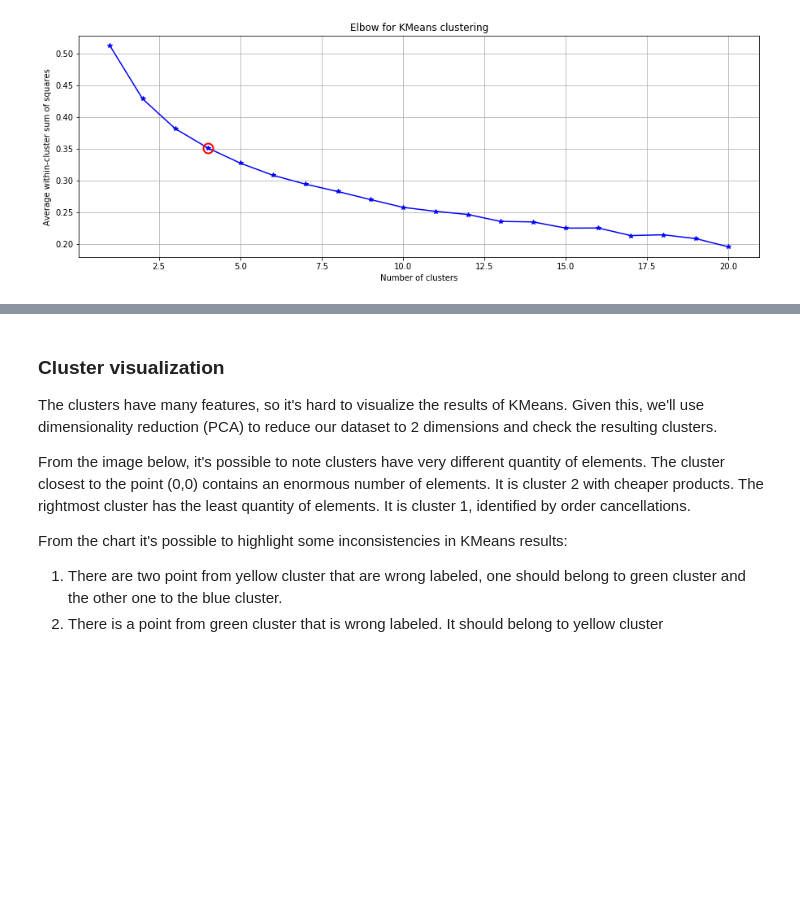
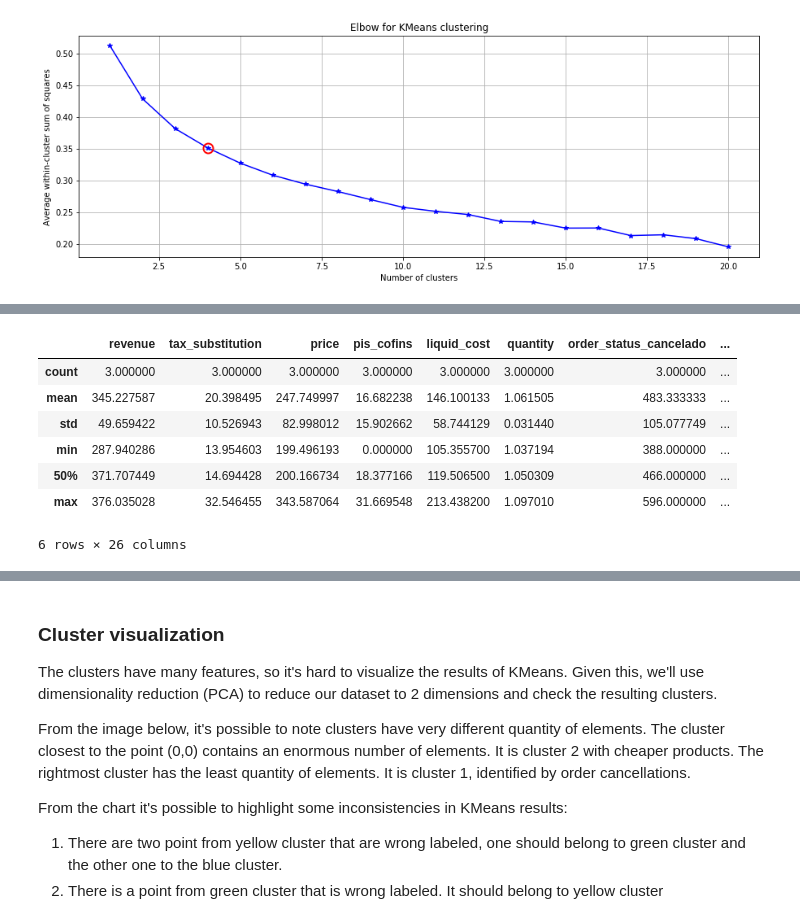
Before and after one commit to lucasloami/udacity-mlnd, a Jupyter notebook: projects/capstone/project/project_report.ipynb, the cells around one changed output, grey strips where cells are left out. Saved outputs shown, nothing was run; the diff lists cells and outputs as text; code cells hidden in the pictures; blank space fills up the shorter version.

```diff
--- a/projects/capstone/project/project_report.ipynb
+++ b/projects/capstone/project/project_report.ipynb
@@ -222,3 +231,12 @@ It's possible to check all cluster stats in the Jupyter Notebook (please refer t
 # %%
-# product_dataset[product_dataset.clusters == 1].describe(percentiles=[])
+product_dataset[product_dataset.clusters == 1].describe(percentiles=[])
+# %% [output]
+|  | revenue | tax_substitution | price | pis_cofins | liquid_cost | quantity | order_status_cancelado | ... |
+| count | 3.000000 | 3.000000 | 3.000000 | 3.000000 | 3.000000 | 3.000000 | 3.000000 | ... |
+| mean | 345.227587 | 20.398495 | 247.749997 | 16.682238 | 146.100133 | 1.061505 | 483.333333 | ... |
+| std | 49.659422 | 10.526943 | 82.998012 | 15.902662 | 58.744129 | 0.031440 | 105.077749 | ... |
+| min | 287.940286 | 13.954603 | 199.496193 | 0.000000 | 105.355700 | 1.037194 | 388.000000 | ... |
+| 50% | 371.707449 | 14.694428 | 200.166734 | 18.377166 | 119.506500 | 1.050309 | 466.000000 | ... |
+| max | 376.035028 | 32.546455 | 343.587064 | 31.669548 | 213.438200 | 1.097010 | 596.000000 | ... |
+6 rows × 26 columns
 # %%
```
Also changed, not shown: parts of 4 cells of this notebook.
